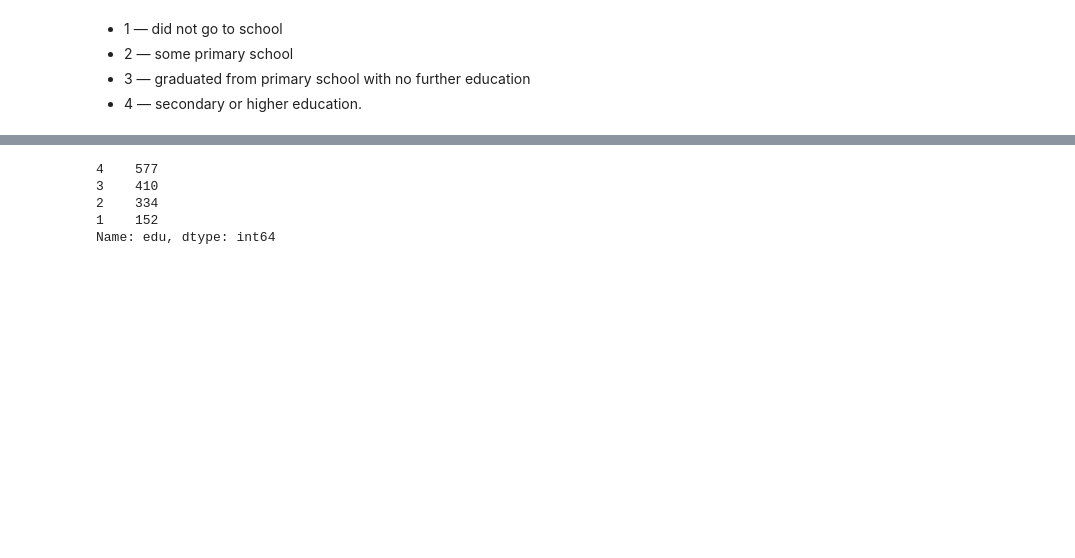
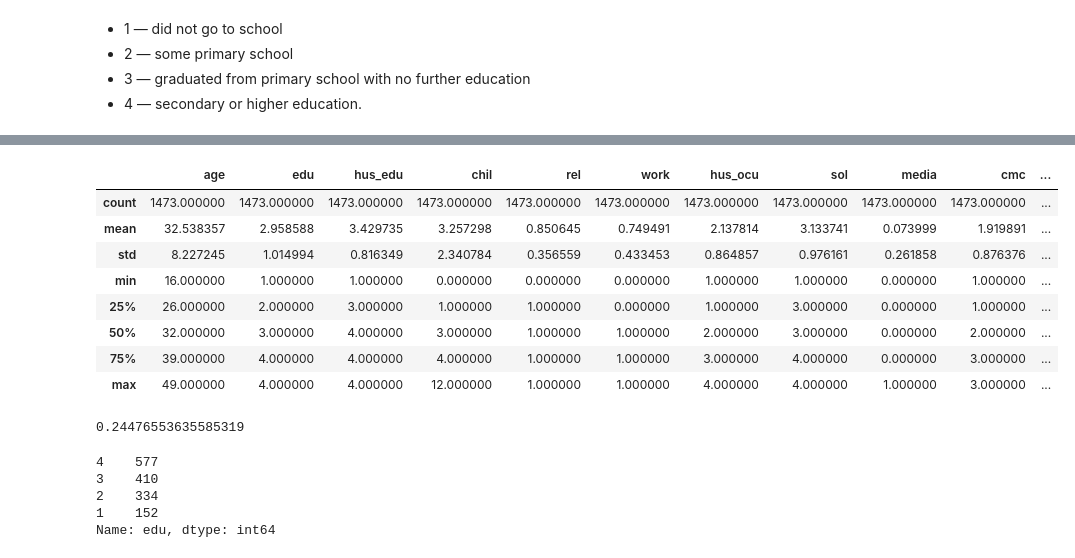
Before and after one commit to mike-flanagan/contraceptive-use-in-indonesia, a Jupyter notebook: MIKE_EDA.ipynb, the cells around one changed output, grey strips where cells are left out. Saved outputs shown, nothing was run; the diff lists cells and outputs as text; code cells hidden in the pictures; blank space fills up the shorter version.

```diff
--- a/MIKE_EDA.ipynb
+++ b/MIKE_EDA.ipynb
@@ -274,3 +302,23 @@ Name: age, dtype: int64
+# %%
+cm_df.describe()
+# %% [output]
+|  | age | edu | hus_edu | chil | rel | work | hus_ocu | sol | media | cmc | ... |
+| count | 1473.000000 | 1473.000000 | 1473.000000 | 1473.000000 | 1473.000000 | 1473.000000 | 1473.000000 | 1473.000000 | 1473.000000 | 1473.000000 | ... |
+| mean | 32.538357 | 2.958588 | 3.429735 | 3.257298 | 0.850645 | 0.749491 | 2.137814 | 3.133741 | 0.073999 | 1.919891 | ... |
+| std | 8.227245 | 1.014994 | 0.816349 | 2.340784 | 0.356559 | 0.433453 | 0.864857 | 0.976161 | 0.261858 | 0.876376 | ... |
+| min | 16.000000 | 1.000000 | 1.000000 | 0.000000 | 0.000000 | 0.000000 | 1.000000 | 1.000000 | 0.000000 | 1.000000 | ... |
+| 25% | 26.000000 | 2.000000 | 3.000000 | 1.000000 | 1.000000 | 0.000000 | 1.000000 | 3.000000 | 0.000000 | 1.000000 | ... |
+| 50% | 32.000000 | 3.000000 | 4.000000 | 3.000000 | 1.000000 | 1.000000 | 2.000000 | 3.000000 | 0.000000 | 2.000000 | ... |
+| 75% | 39.000000 | 4.000000 | 4.000000 | 4.000000 | 1.000000 | 1.000000 | 3.000000 | 4.000000 | 0.000000 | 3.000000 | ... |
+| max | 49.000000 | 4.000000 | 4.000000 | 12.000000 | 1.000000 | 1.000000 | 4.000000 | 4.000000 | 1.000000 | 3.000000 | ... |
+# %%
+cm_df = df.copy()
+cm_df['Uses contraceptive'] = np.where(no_cm_df.cmc == 1,
+                            0,
+                            1)
+cm_df.edu.corr(cm_df['Uses contraceptive'])
+# %% [output]
+0.24476553635585319
 # %%
 df.edu.value_counts()
 # %% [output]
```
Also changed, not shown: parts of 8 cells of this notebook, 6 other files.
